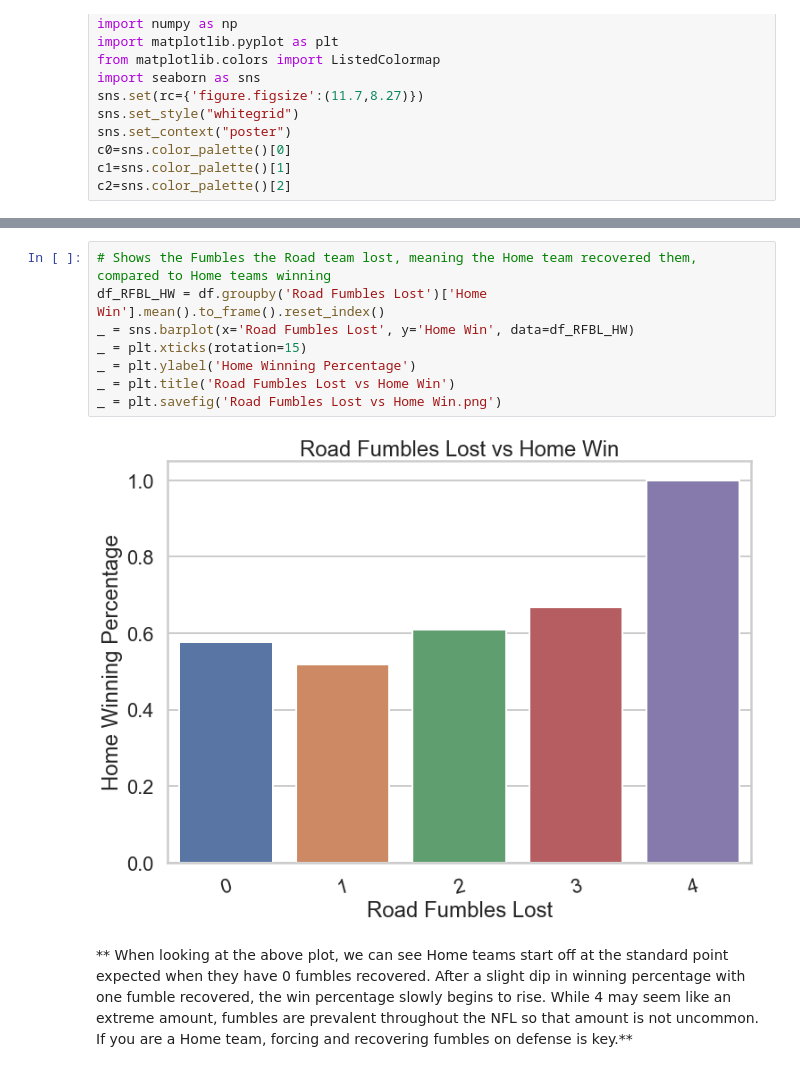
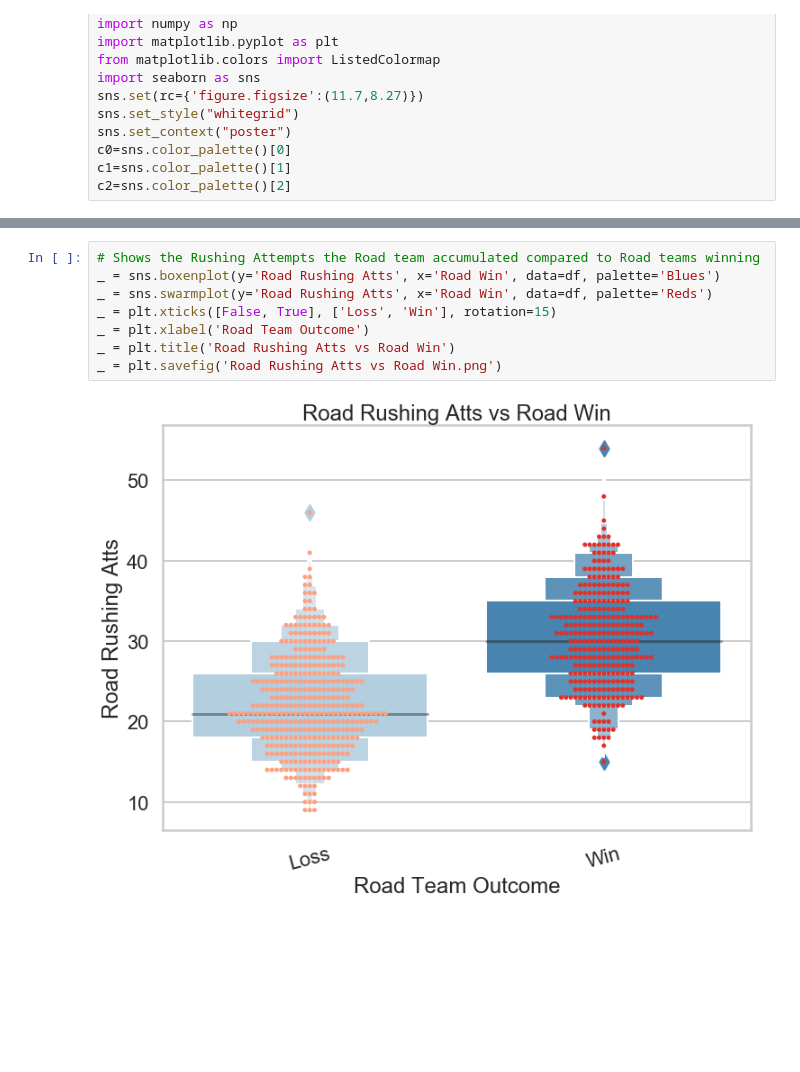
Before and after one commit to SportsReiter12/Data-Science, a Jupyter notebook: NFL Capstone Project/Data Storytelling/NFL Capstone Data Story.ipynb, the cells around one changed output, grey strips where cells are left out. Cells and saved outputs as stored; diff of their text form; blank space fills up the shorter version.

```diff
--- a/NFL Capstone Project/Data Storytelling/NFL Capstone Data Story.ipynb
+++ b/NFL Capstone Project/Data Storytelling/NFL Capstone Data Story.ipynb
@@ -40,12 +40,10 @@ While the NFL is an offensive league, it's still important to focus on the defen
 # %%
-# Shows the Fumbles the Road team lost, meaning the Home team recovered them, compared to Home teams winning
-df_RFBL_HW = df.groupby('Road Fumbles Lost')['Home Win'].mean().to_frame().reset_index()
-_ = sns.barplot(x='Road Fumbles Lost', y='Home Win', data=df_RFBL_HW)
-_ = plt.xticks(rotation=15)
-_ = plt.ylabel('Home Winning Percentage')
-_ = plt.title('Road Fumbles Lost vs Home Win')
-_ = plt.savefig('Road Fumbles Lost vs Home Win.png')
+# Shows the Rushing Attempts the Road team accumulated compared to Road teams winning
+_ = sns.boxenplot(y='Road Rushing Atts', x='Road Win', data=df, palette='Blues')
+_ = sns.swarmplot(y='Road Rushing Atts', x='Road Win', data=df, palette='Reds')
+_ = plt.xticks([False, True], ['Loss', 'Win'], rotation=15)
+_ = plt.xlabel('Road Team Outcome')
+_ = plt.title('Road Rushing Atts vs Road Win')
+_ = plt.savefig('Road Rushing Atts vs Road Win.png')
 # %% [output]
-[figure, old version]
+[figure, new version]
-# %% [markdown]
-** When looking at the above plot, we can see Home teams start off at the standard point expected when they have 0 fumbles recovered. After a slight dip in winning percentage with one fumble recovered, the win percentage slowly begins to rise. While 4 may seem like an extreme amount, fumbles are prevalent throughout the NFL so that amount is not uncommon. If you are a Home team, forcing and recovering fumbles on defense is key.**
```
Also changed, not shown: parts of 45 cells of this notebook.
